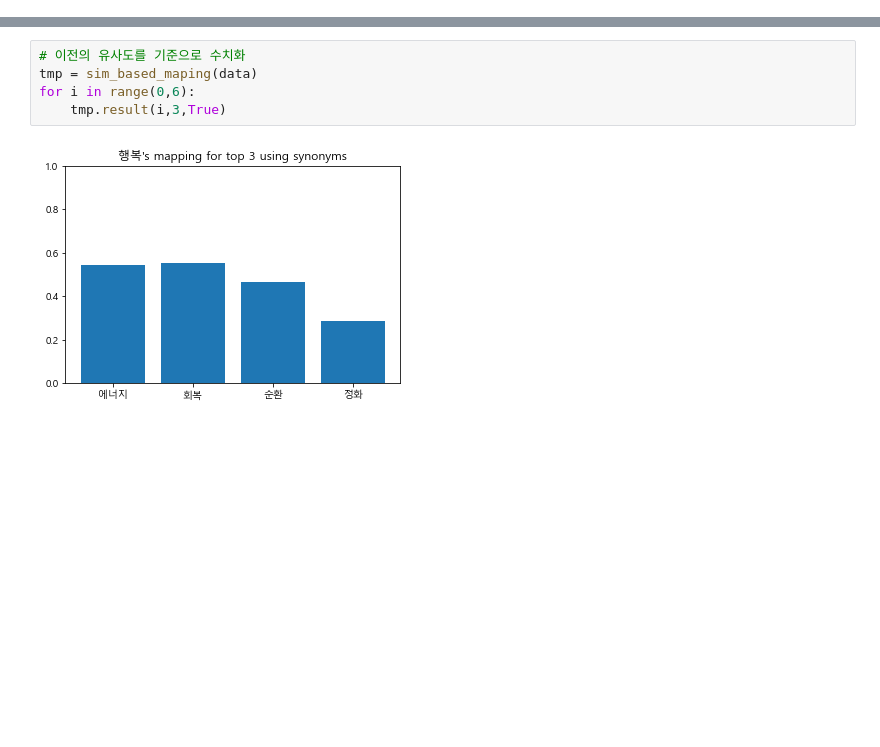
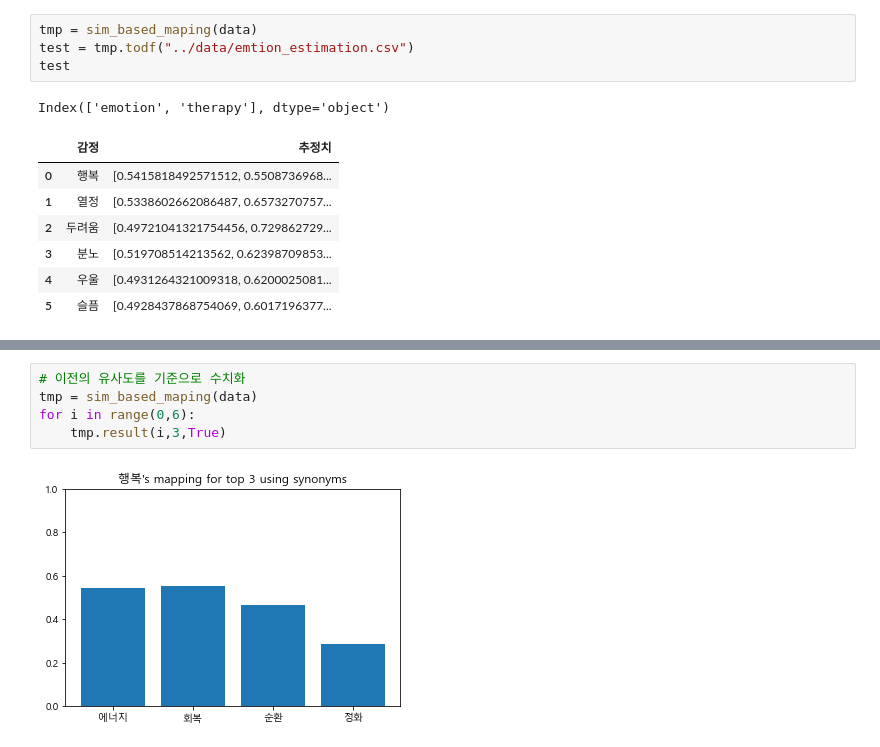
Before and after one commit to sigongjoa/emotion_thearpy, a Jupyter notebook: notebooks/sim_based_mapping_wiki.ipynb, the cells around one changed output, grey strips where cells are left out. Saved outputs shown, nothing was run; the diff lists cells and outputs as text; blank space fills up the shorter version.

```diff
--- a/notebooks/sim_based_mapping_wiki.ipynb
+++ b/notebooks/sim_based_mapping_wiki.ipynb
@@ -180,0 +197,13 @@ KeyError: "None of [Index(['emotion', 'therapy'], dtype='object')] are in the [c
+# %%
+tmp = sim_based_maping(data)
+test = tmp.todf("../data/emtion_estimation.csv")
+test
+# %% [output]
+Index(['emotion', 'therapy'], dtype='object')
+|  | 감정 | 추정치 |
+| 0 | 행복 | [0.5415818492571512, 0.5508736968... |
+| 1 | 열정 | [0.5338602662086487, 0.6573270757... |
+| 2 | 두려움 | [0.49721041321754456, 0.729862729... |
+| 3 | 분노 | [0.519708514213562, 0.62398709853... |
+| 4 | 우울 | [0.4931264321009318, 0.6200025081... |
+| 5 | 슬픔 | [0.4928437868754069, 0.6017196377... |
```
Also changed, not shown: parts of 3 cells of this notebook, 5 other files.
